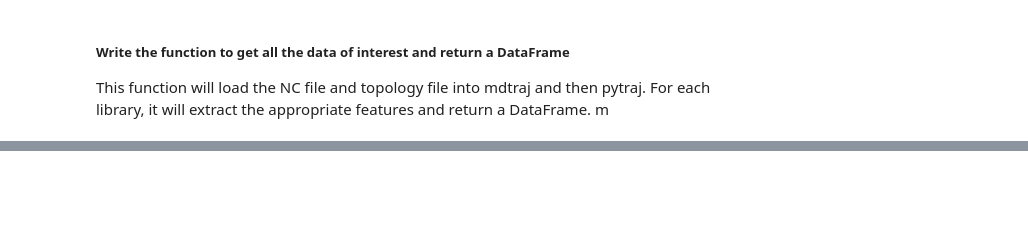
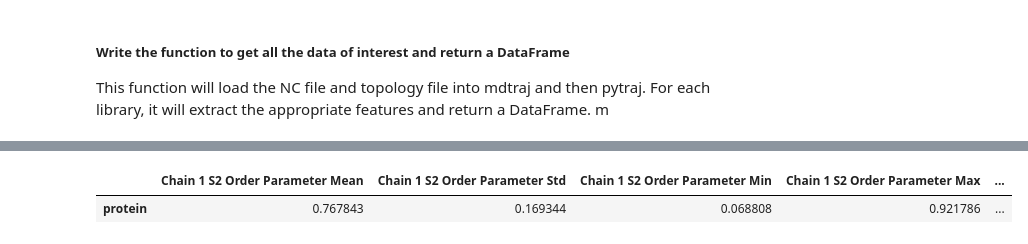
Before and after one commit to ChrisVir/vir_md_analysis, a Jupyter notebook: notebooks/development/2.0-06-18-2025_TestingWithNCfile.ipynb, the cells around one changed output, grey strips where cells are left out. Saved outputs shown, nothing was run; the diff lists cells and outputs as text; code cells hidden in the pictures; blank space fills up the shorter version.

```diff
--- a/notebooks/development/2.0-06-18-2025_TestingWithNCfile.ipynb
+++ b/notebooks/development/2.0-06-18-2025_TestingWithNCfile.ipynb
@@ -147,0 +292,14 @@ def extract_features(trajectory_file: Path | str,
+# %%
+def number_of_contacts(traj):
+    """Calculate the number of contacts in the trajectory."""
+    all_stats = []
+    for region in REGIONS:
+        prefix = f"{region} number contacts"
+        num_contacts = compute_contacts_on_specific_regions(traj, region=region)
+        stats = compute_stats_from_series(num_contacts, prefix=prefix)
+        all_stats.append(stats)
+    all_stats = pd.concat(all_stats, axis=1)
+    return all_stats
+# %%
+all_stats = number_of_contacts(traj[:100])
+all_stats
@@ -147,0 +311,18 @@ def extract_features(trajectory_file: Path | str,
+# %%
+def s2_parameter(traj: pt.Trajectory) -> pd.DataFrame:
+    """Calculate the S2 order parameter for the trajectory."""
+    chains = identify_chains_from_pytraj_trajectory(traj)
+    all_stats = []
+    for chain in chains:
+        prefix = f"{chain} S2 Order Parameter"
+        # Compute the S2 order parameter for the chain
+        s2 = calculate_s2_parameter(traj, chains=chain)
+        stats = compute_stats_from_series(s2['S2'], prefix=prefix)
+        all_stats.append(stats)
+
+    ### Do all chains together.
+    prefix = 'All Chains S2 Order Parameter'
+    s2 = calculate_s2_parameter(traj)  # None means
+    stats = compute_stats_from_series(s2['S2'], prefix=prefix)
+    all_stats.append(stats)
+    return pd.concat(all_stats, axis=1)
@@ -147,0 +339,5 @@ def extract_features(trajectory_file: Path | str,
+# %%
+s2_parameter(pt_traj[:100])
+# %% [output]
+|  | Chain 1 S2 Order Parameter Mean | Chain 1 S2 Order Parameter Std | Chain 1 S2 Order Parameter Min | Chain 1 S2 Order Parameter Max | ... |
+| protein | 0.767843 | 0.169344 | 0.068808 | 0.921786 | ... |
```
Also changed, not shown: parts of 24 cells of this notebook.
